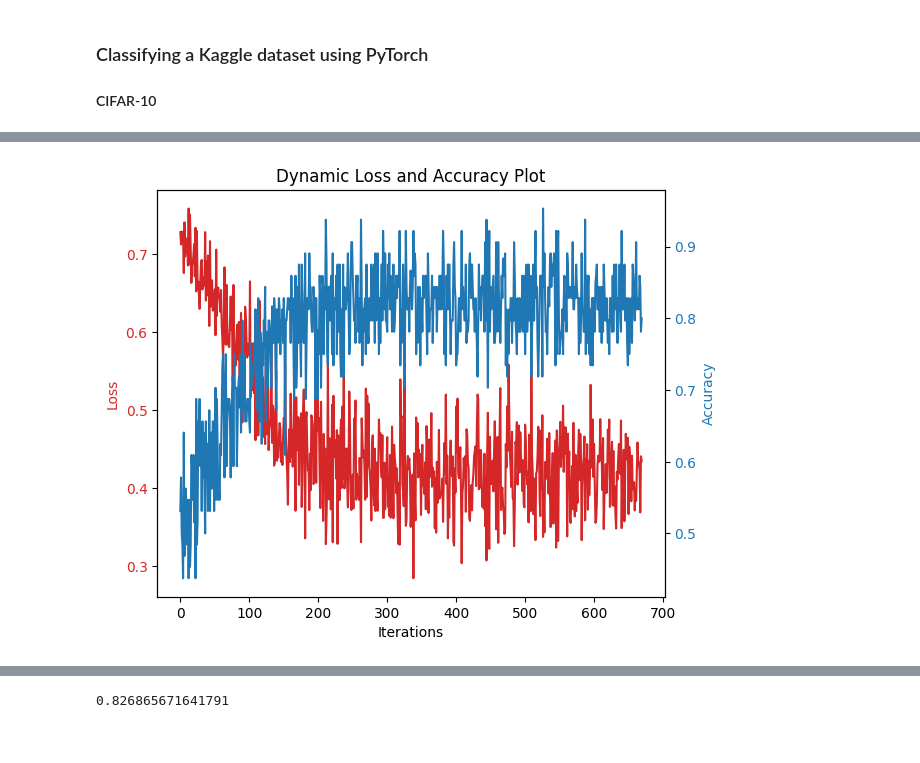
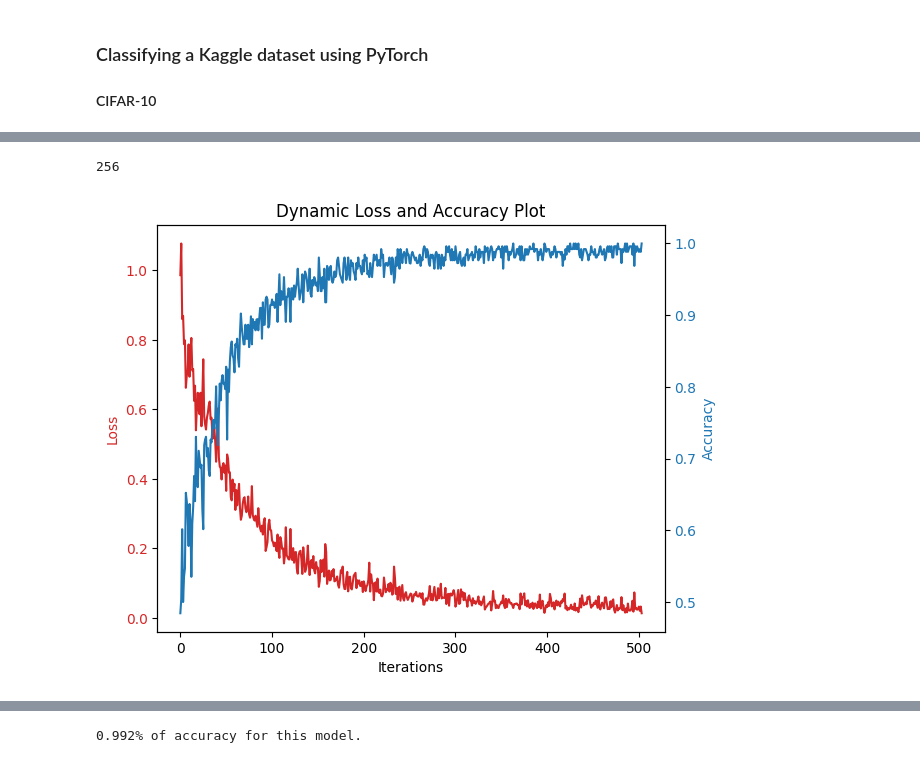
Before and after one commit to Tonin386/bht-deeplearning, a Jupyter notebook: trainer.ipynb, the cells around one changed output, grey strips where cells are left out. Cells and saved outputs as stored; diff of their text form; code cells hidden in the pictures.

Commit message:
Rash please don't kill me (: 99.2% accuracy on 7k images never seen by the model!

```diff
--- a/trainer.ipynb
+++ b/trainer.ipynb
@@ -96,6 +107,7 @@ show_images(images)
 # %%
 # Splitting indices for train, validation, and test sets
-batch_size = 64
+batch_size =  2 ** 8
+print(batch_size)
 
 train_indices, test_indices = train_test_split(range(len(dataset)), test_size=0.2, random_state=seed)
 train_indices, valid_indices = train_test_split(train_indices, test_size=0.2, random_state=seed)
@@ -109,20 +121,29 @@ test_sampler = SubsetRandomSampler(test_indices)
 train_loader = DataLoader(dataset, batch_size=batch_size, sampler=train_sampler)
 valid_loader = DataLoader(dataset, batch_size=batch_size, sampler=valid_sampler)
 test_loader = DataLoader(dataset, batch_size=batch_size, sampler=test_sampler)
+# %% [output]
+256
 # %%
 network = WaldoRecognizer().to(device)
 loss_function = nn.CrossEntropyLoss()
+# %%
+#Defining early stopping
+
+patience = 5  # Number of epochs to wait before stopping if validation loss doesn't improve
+counter = 0  # Counter to keep track of epochs without improvement
+best_val_loss = float('inf')  # Variable to store the best validation loss
 # %%
-lr = 5e-3
-momentum = 0.9
+lr = 1e-3
+weight_decay = 1e-4
+# momentum = 0.95 #Used with SGD
 
-optimizer = optim.SGD(network.parameters(), lr=lr, momentum=momentum)
+optimizer = optim.Adam(network.parameters(), lr=lr, weight_decay=weight_decay)
 
 step_size = 2
-gamma = 0.05
+gamma = 0.6
 scheduler = lr_scheduler.StepLR(optimizer, step_size=step_size, gamma=gamma)
 
-epochs = 10
+epochs = 20
 train_losses = []
 train_accuracies = []
 for epoch in range(epochs):
@@ -164,31 +185,47 @@ for epoch in range(epochs):
             ax2 = ax1.twinx()  # Create another y-axis sharing the same x-axis
             color = 'tab:blue'
             ax2.set_ylabel('Accuracy', color=color)
             ax2.plot(train_accuracies, label='Training Accuracy', color=color)
             ax2.tick_params(axis='y', labelcolor=color)
 
             fig.tight_layout()
             plt.title('Dynamic Loss and Accuracy Plot')
             plt.show()
 
     # Validation steps...
     network.eval()  # Set the network to evaluation mode
+    val_loss = 0.0
     with torch.no_grad(), tqdm(valid_loader, desc=f"Epoch {epoch+1}/{epochs} - Validation") as v:
         for data, target in v:
             data = data.to(device)
             output = network(data)  # Forward pass
             target_tensor = target.clone().detach()
             loss = loss_function(output, target_tensor)  # Compute the loss
             _, predicted = torch.max(output.data, 1)
             total += target.size(0)
             correct += (predicted == target).sum().item()
             v.set_postfix( val_accuracy=(correct / total))
 
+    val_loss /= len(valid_loader.dataset)  # Calculate average validation loss
+
+    # Check if validation loss has improved
+    if val_loss < best_val_loss:
+        best_val_loss = val_loss
+        counter = 0  # Reset counter since validation loss improved
+        # Save the best model parameters
+        torch.save(network.state_dict(), 'best_model.pth')
+    else:
+        counter += 1
+
+    # Check if early stopping criterion is met
+    if counter >= patience:
+        print(f'Early stopping at epoch {epoch+1}, best validation loss: {best_val_loss}')
+        break
     # Update the learning rate
     scheduler.step()
 
     # Print epoch statistics
     print(f'Epoch {epoch+1}/{epochs}, '
           f'Val Accuracy: {(100 * correct / total):.2f}%')
 # %% [output]
-[figure, old version]
+[figure, new version]
@@ -215,9 +252,9 @@ for data, target in tqdm(test_loader):
 
             predictions.append((img, predicted[i], target[i]))
 
-print(good_guess / total)
+print("%.3f%% of accuracy for this model." % (good_guess / total))
 # %% [output]
-0.826865671641791
+0.992% of accuracy for this model.
 # %%
 # Define a function to display images
 def display_images(images):
```
Also changed, not shown: parts of 5 cells of this notebook, 2 other files.
